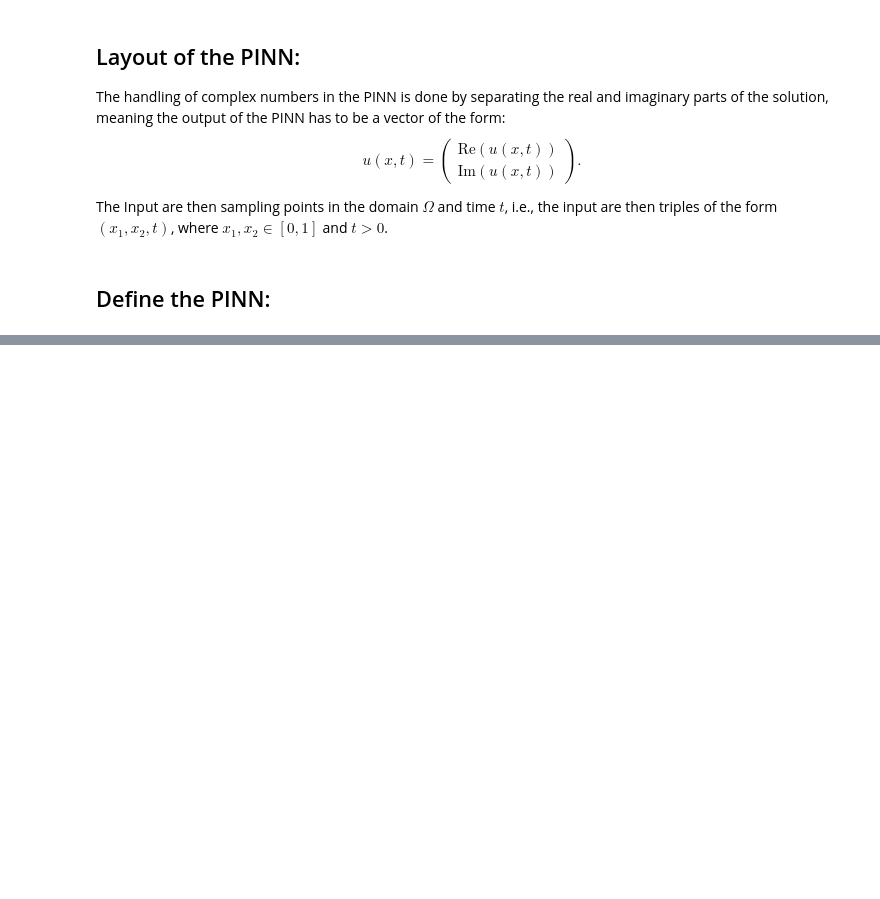
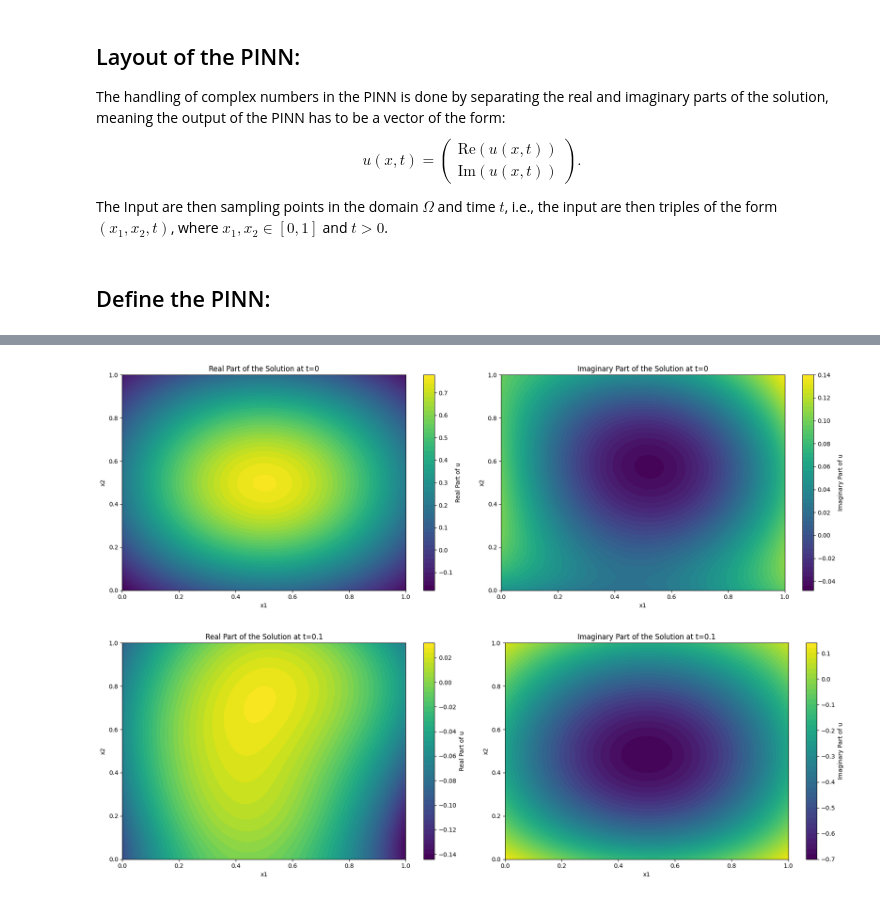
Before and after one commit to SimonW1898/AG_FEM_PINN, a Jupyter notebook: simon/problem_1_PINN.ipynb, the cells around one changed output, grey strips where cells are left out. Drawn from its saved outputs; the diff is of its cells as text; code cells hidden in the pictures; blank space fills up the shorter version.

```diff
--- a/simon/problem_1_PINN.ipynb
+++ b/simon/problem_1_PINN.ipynb
@@ -56,0 +387,42 @@ The Input are then sampling points in the domain $\Omega$ and time $t$, i.e., th
+# %%
+# plot the solution
+
+def plot_model_output(model, t = 0):
+    """
+    Plot the model output for a given time t.
+    Input:
+        model: PINN model
+        t: time at which to evaluate the model
+    """
+    x1 = np.linspace(0, 1, 100)
+    x2 = np.linspace(0, 1, 100)
+    X1, X2 = np.meshgrid(x1, x2)
+    X = np.column_stack((X1.ravel(), X2.ravel(), np.full(X1.size, t)))  # t is constant for this plot
+    X_tensor = torch.tensor(X, dtype=torch.float32, requires_grad=True)
+    u_pred = model(X_tensor).detach().numpy()  # Get predictions from the model
+
+    # Plot the real and imaginary parts of the solution as subplots
+    fig, axes = plt.subplots(1, 2, figsize=(18, 6))
+
+    # Real part
+    cf1 = axes[0].contourf(X1, X2, u_pred[:, 0].reshape(X1.shape), levels=50, cmap='viridis')
+    fig.colorbar(cf1, ax=axes[0], label='Real Part of u')
+    axes[0].set_title(f'Real Part of the Solution at t={t}')
+    axes[0].set_xlabel('x1')
+    axes[0].set_ylabel('x2')
+
+    # Imaginary part
+    cf2 = axes[1].contourf(X1, X2, u_pred[:, 1].reshape(X1.shape), levels=50, cmap='viridis')
+    fig.colorbar(cf2, ax=axes[1], label='Imaginary Part of u')
+    axes[1].set_title(f'Imaginary Part of the Solution at t={t}')
+    axes[1].set_xlabel('x1')
+    axes[1].set_ylabel('x2')
+
+    plt.tight_layout()
+    plt.show()
+
+plot_model_output(model, t=0)  # Plot at t=0
+plot_model_output(model, t=0.1)  # Plot at t=0.1
+# %% [output]
+[figure, added]
+[figure, added]
```
Also changed, not shown: parts of 12 cells of this notebook.
